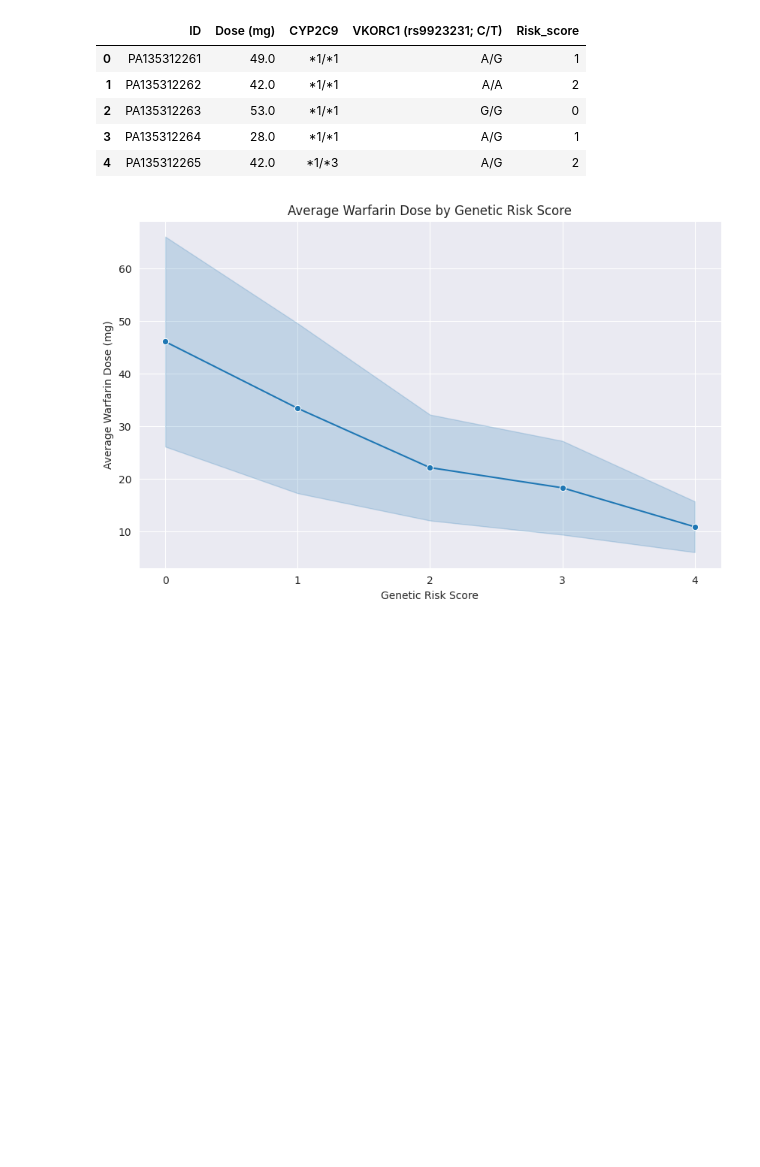
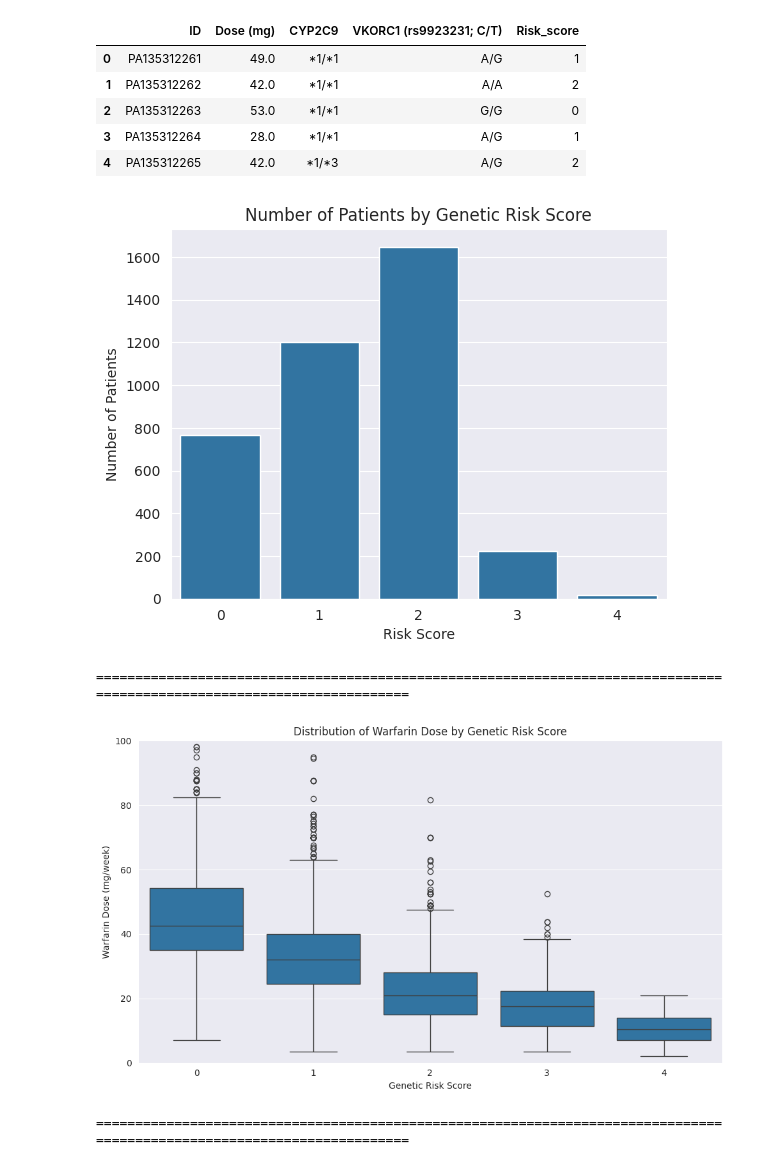
Before and after one commit to FarahYusri12/Warfarin, a Jupyter notebook: Warfarin_Dose_by_Genetic_risk_score.ipynb, the cells around one changed output. Saved outputs shown, nothing was run; the diff lists cells and outputs as text; code cells hidden in the pictures; blank space fills up the shorter version.

```diff
--- a/Warfarin_Dose_by_Genetic_risk_score.ipynb
+++ b/Warfarin_Dose_by_Genetic_risk_score.ipynb
@@ -93,18 +93,42 @@ df.head()
 # %%
 # visualization
 import matplotlib.pyplot as plt
 import seaborn as sns
 sns.set_style('darkgrid')
+
+# Countplot
+sns.countplot(x='Risk_score', data=df)
+plt.title('Number of Patients by Genetic Risk Score')
+plt.xlabel('Risk Score')
+plt.ylabel('Number of Patients')
+plt.show()
+
+print("\n" + "="*120 + "\n")
+
+# Boxplot
+plt.figure(figsize=(10,6))
+sns.boxplot(x='Risk_score', y='Dose (mg)', data=df)
+plt.ylim(0, 100)  # Limit Y-axis to 0–100 mg/week
+plt.title('Distribution of Warfarin Dose by Genetic Risk Score')
+plt.xlabel('Genetic Risk Score')
+plt.ylabel('Warfarin Dose (mg/week)')
+plt.tight_layout()
+plt.show()
+
+print("\n" + "="*120 + "\n")
 
 # Lineplot
 plt.figure(figsize=(10, 6))
 sns.lineplot(x='Risk_score', y='Dose (mg)', data=df,
              marker='o', errorbar='sd') # marker untuk titik, errorbar='sd' untuk standard deviation
 plt.title('Average Warfarin Dose by Genetic Risk Score')
 plt.xlabel('Genetic Risk Score')
 plt.ylabel('Average Warfarin Dose (mg)')
 plt.grid(True)
 plt.xticks(df['Risk_score'].unique()) # Pastikan semua skor risiko diskret ditunjukkan
 plt.show()
 # %% [output]
-[figure, old version]
+[figure, new version]
+========================================================================================================================
+[figure, added]
+========================================================================================================================
```
Also changed, not shown: parts of 1 cell of this notebook.
